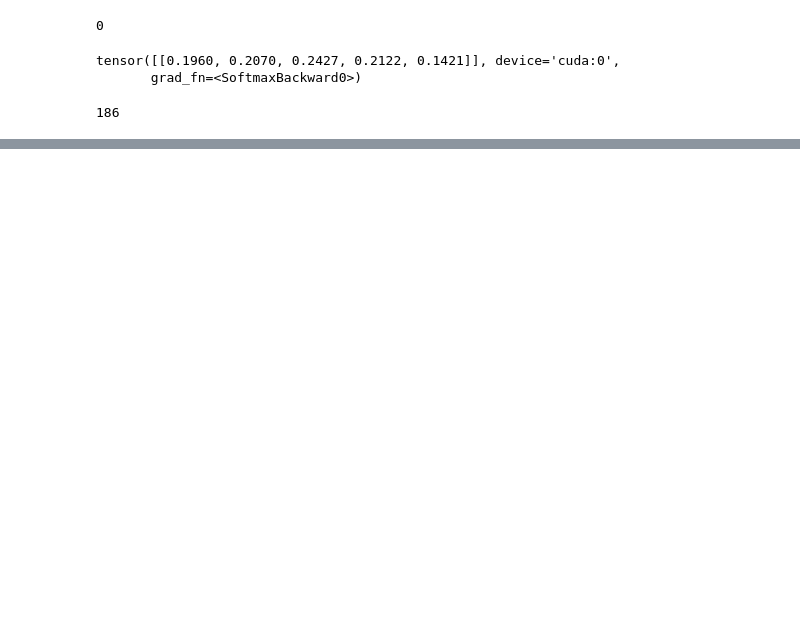
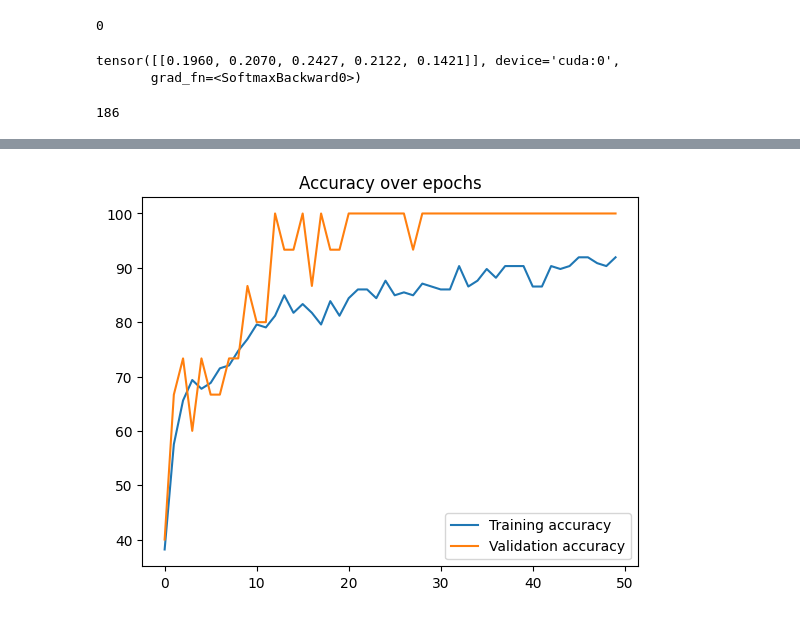
Before and after one commit to PiWebswiss/Genesis, a Jupyter notebook: pytorch-train.ipynb, the cells around one changed output, grey strips where cells are left out. Saved outputs shown, nothing was run; the diff lists cells and outputs as text; code cells hidden in the pictures; blank space fills up the shorter version.

```diff
--- a/pytorch-train.ipynb
+++ b/pytorch-train.ipynb
@@ -543,9 +548,11 @@ plt.show()
 # %%
 plt.plot(train_accuracys, label='Training accuracy')
-plt.plot(val_accuracy, label='Validation accuracy')
+plt.plot(val_accuracys, label='Validation accuracy')
 plt.legend()
 plt.title("Accuracy over epochs")
 plt.show()
+# %% [output]
+[figure, added]
 # %%
 def evaluate(model, test_loader):
   # Set model to evaluation mode
```
Also changed, not shown: parts of 10 cells of this notebook, 1 other file.
